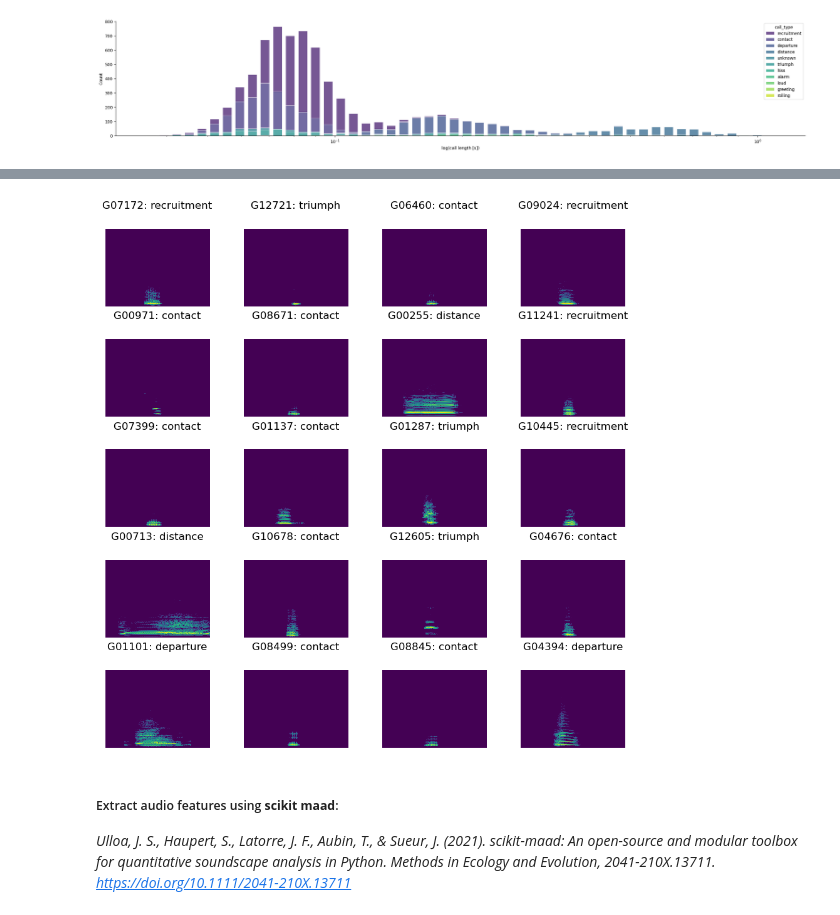
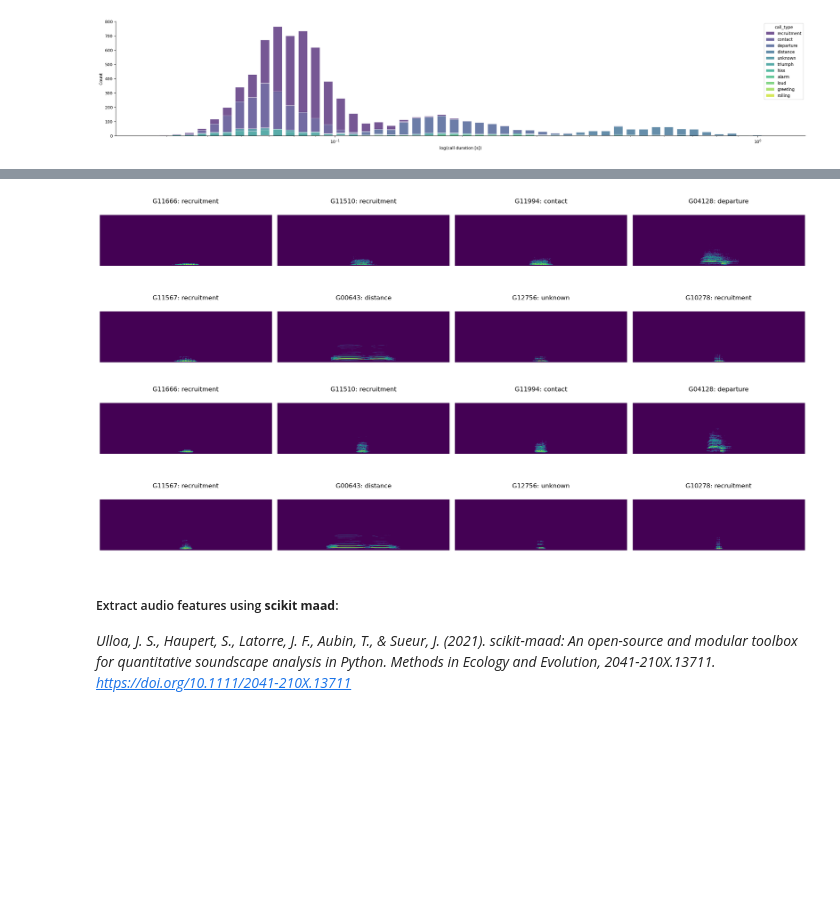
Before and after one commit to lgies23/GooseVocalizations---Thesis-code, a Jupyter notebook: gooseCallClustering.ipynb, the cells around one changed output, grey strips where cells are left out. Saved outputs shown, nothing was run; the diff lists cells and outputs as text; code cells hidden in the pictures; blank space fills up the shorter version.

Commit message:
fixed log scaling and padding

```diff
--- a/gooseCallClustering.ipynb
+++ b/gooseCallClustering.ipynb
@@ -179,14 +224,3 @@ plt.plot()
 # %% [output]
 []
 [figure]
-# %%
-# longest call
-call = calls_df.loc[calls_df['length'].idxmax()]
-# random call
-#call = calls_df.iloc()[np.random.randint(0, len(calls_df))]
-
-
-fig, ax = plt.subplots()
-img = librosa.display.specshow(librosa.amplitude_to_db(np.abs(librosa.stft(call["waveform"], n_fft = n_fft, hop_length=(n_fft//hop_overlap))), ref=np.max), x_axis='time', y_axis='linear', ax=ax, sr=call["sr"], n_fft=n_fft, hop_length=(n_fft//hop_overlap))
-ax.set(title=call["track_ID"]+call["clip_ID"]+": "+call["call_type"])
-fig.colorbar(img, ax=ax, format="%+2.f dB")
@@ -236,3 +247,19 @@ log_scale_padding(calls_df)
+# %%
+def pad_to_length(waveform, target_length):
+    padding_total = target_length - len(waveform)
+    padding_before = padding_total // 2
+    padding_after = padding_total - padding_before
+    return np.pad(waveform, (padding_before, padding_after), mode='constant')
+
+
+# Apply transformation to each waveform
+calls_df["padded_waveform"] = calls_df.apply(
+    lambda row: pad_to_length(
+        row["waveform"],
+        len(calls_df.loc[calls_df["duration"].idxmax()]["waveform"])
+    ),
+    axis=1
+)
 # %%
 calls_df.head()
 # %% [output]
@@ -265,29 +272,59 @@ plt.plot()
 # %%
-# plot a random sample of 20 calls
+# plot random sample of 8 calls
+# sample_indices = random.sample(range(len(calls_df)), 8)
+# sample_calls = calls_df.loc[sample_indices]
 
-sample_indices = random.sample(range(len(calls_df)), 20)
-sample_calls = calls_df.loc[sample_indices]
+# plot first 8 calls
+sample_calls = calls_df.loc[:7]
 
-fig, axes = plt.subplots(5, 4, figsize=(9, 9))
+fig, axes = plt.subplots(2, 4, figsize=(19, 6))
 
 for i, (_, call) in enumerate(sample_calls.iterrows()):
     row = i // 4
     col = i % 4
-    spec = librosa.stft(call["padded_signal"], n_fft=512, hop_length=(512 // 8))
+    spec = librosa.stft(call["log_padded_waveform"], n_fft=n_fft, hop_length=(n_fft // hop_overlap))
     spec_db = librosa.amplitude_to_db(np.abs(spec)**2, ref=np.max)
     axes[row, col].matshow(spec_db, origin="lower", cmap="viridis")
-    axes[row, col].set_title(f"{call['clip_ID']}: {call['call_type']}", )
+    axes[row, col].set_title(f'{call["clip_ID"]}: {call["call_type"]}', )
     axes[row, col].axis("off")
 
-for i in range(len(sample_calls), 20):
+for i in range(len(sample_calls), 8):
   row = i // 4
   col = i % 4
   axes[row, col].axis("off")
 
 plt.tight_layout()
 plt.show()
 # %% [output]
-[figure, old version]
+[figure, new version]
+# %%
+# plot random sample of 8 calls
+# sample_indices = random.sample(range(len(calls_df)), 8)
+# sample_calls = calls_df.loc[sample_indices]
+
+# plot first 8 calls
+sample_calls = calls_df.loc[:7]
+
+fig, axes = plt.subplots(2, 4, figsize=(19, 6))
+
+for i, (_, call) in enumerate(sample_calls.iterrows()):
+    row = i // 4
+    col = i % 4
+    spec = librosa.stft(call["padded_waveform"], n_fft=n_fft, hop_length=(n_fft // hop_overlap))
+    spec_db = librosa.amplitude_to_db(np.abs(spec)**2, ref=np.max)
+    axes[row, col].matshow(spec_db, origin="lower", cmap="viridis")
+    axes[row, col].set_title(f'{call["clip_ID"]}: {call["call_type"]}', )
+    axes[row, col].axis("off")
+
+for i in range(len(sample_calls), 8):
+  row = i // 4
+  col = i % 4
+  axes[row, col].axis("off")
+
+plt.tight_layout()
+plt.show()
+# %% [output]
+[figure, added]
 # %% [markdown]
 ##### Extract audio features using **scikit maad**:
 
```
Also changed, not shown: parts of 17 cells of this notebook.
